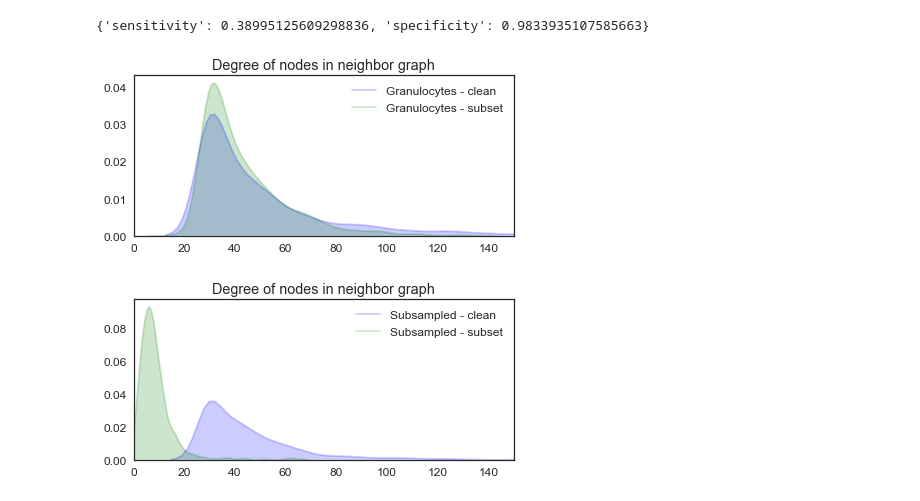
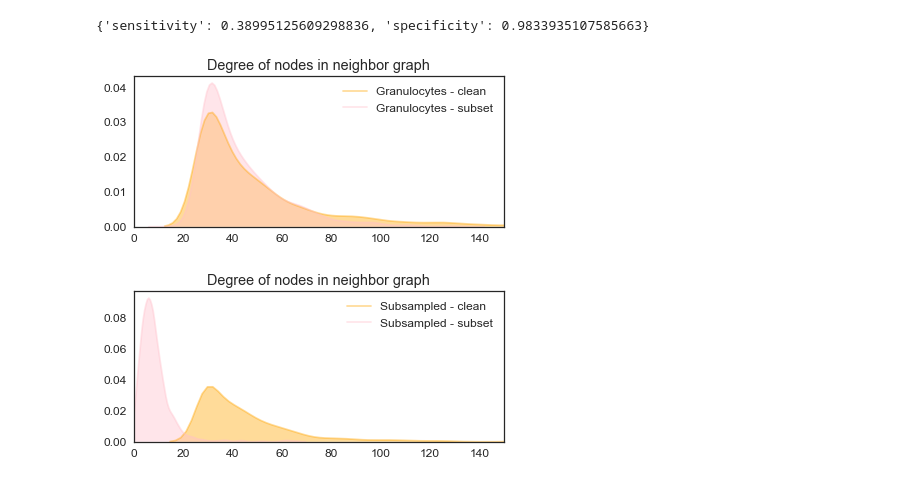
Before and after one commit to chanzuckerberg/cellxgene-compbio-methods, a Jupyter notebook: tabula-muris/neighbor-subgraph-compare.ipynb, the cells around one changed output. Saved outputs shown, nothing was run; the diff lists cells and outputs as text; code cells hidden in the pictures.

Commit message:
Pick better colors. #Priorities

```diff
--- a/tabula-muris/neighbor-subgraph-compare.ipynb
+++ b/tabula-muris/neighbor-subgraph-compare.ipynb
@@ -345,37 +345,38 @@ def get_igraph_from_adjacency(adjacency, directed=None):
     g.add_edges(list(zip(sources, targets)))
     try:
         g.es['weight'] = weights
     except:
         pass
     if g.vcount() != adjacency.shape[0]:
         logg.warn('The constructed graph has only {} nodes. '
                   'Your adjacency matrix contained redundant nodes.'
                   .format(g.vcount()))
     return g
 
 def compare_knn_degree(adata1, adata2, label1=None, label2=None):
 
     ig1 = get_igraph_from_adjacency(adata1.uns['neighbors']['connectivities'])
     ig2 = get_igraph_from_adjacency(adata2.uns['neighbors']['connectivities'])
 
     deg1 = ig1.vs.degree()
     deg2 = ig2.vs.degree()
 
     fig, ax = plt.subplots(figsize=(6,3))
-    sns.kdeplot(deg1, alpha=0.2, label=label1, shade=True, ax=ax, color='blue')
-    sns.kdeplot(deg2, alpha=0.2, label=label2, shade=True, ax=ax, color='green')
+    sns.kdeplot(deg1, alpha=0.4, label=label1, shade=True, ax=ax, color='orange')
+    sns.kdeplot(deg2, alpha=0.4, label=label2, shade=True, ax=ax, color='pink')
 
     ax.set_xlim(0, 150)
     ax.set_title('Degree of nodes in neighbor graph')
     plt.legend()
     plt.tight_layout()
     plt.show()
 
+sns.set(style='white', font_scale=1.2)
 compare_knn_degree(gran_clean, gran_subset, 'Granulocytes - clean', 'Granulocytes - subset')
 compare_knn_degree(subsampled_clean, subsampled_subset, 'Subsampled - clean', 'Subsampled - subset')
 # %% [output]
-[figure, old version]
+[figure, new version]
-[figure, old version]
+[figure, new version]
 # %%
 # def roc_curve(adata1, adata2, K=[5, 10, 15, 20, 25, 30], keep_preprocessing=True):
 
```
